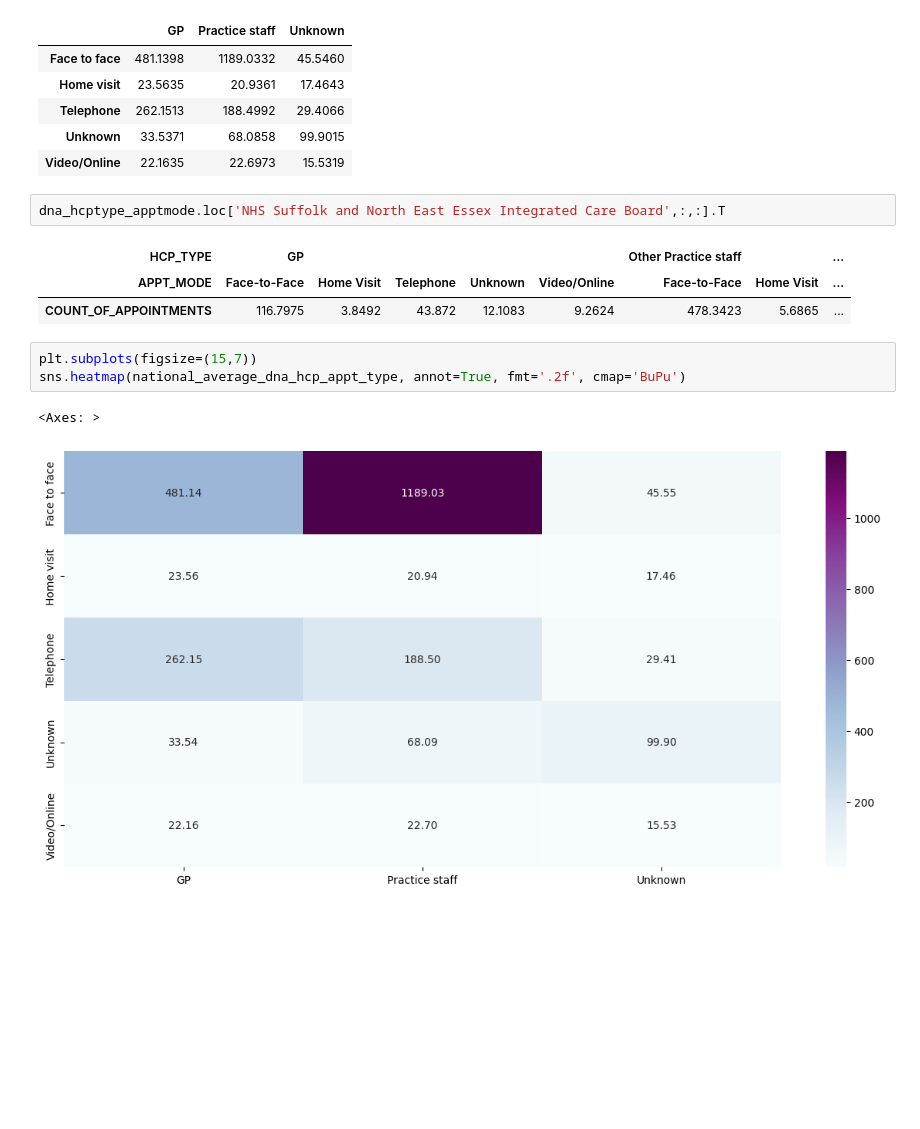
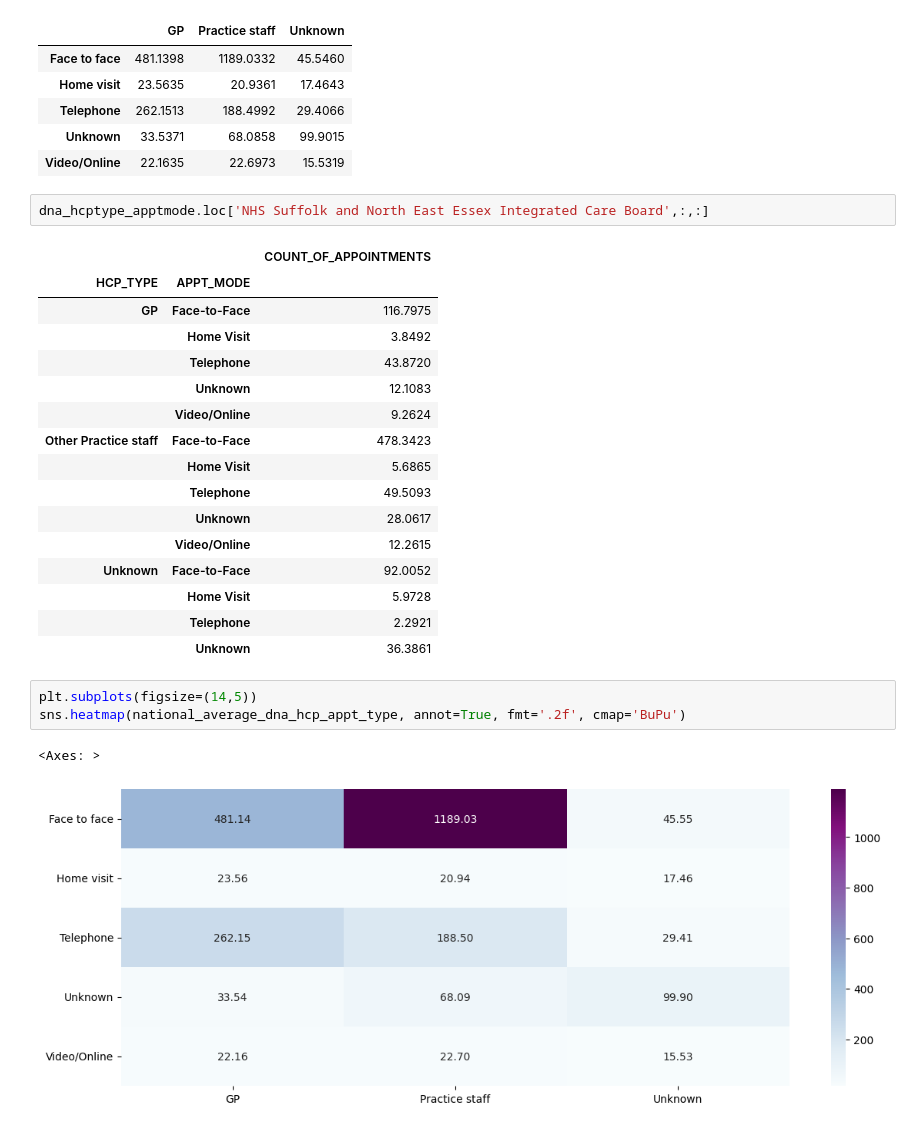
Before and after one commit to SNEE-ICS/PrimaryCareDemandAndCapacity, a Jupyter notebook: AppointmentsAttended.ipynb, the cells around one changed output. Cells and saved outputs as stored; diff of their text form; blank space fills up the shorter version.

```diff
--- a/AppointmentsAttended.ipynb
+++ b/AppointmentsAttended.ipynb
@@ -304,14 +284,27 @@ national_average_dna_hcp_appt_type
 | Unknown | 33.5371 | 68.0858 | 99.9015 |
 | Video/Online | 22.1635 | 22.6973 | 15.5319 |
 # %%
-dna_hcptype_apptmode.loc['NHS Suffolk and North East Essex Integrated Care Board',:,:].T
+dna_hcptype_apptmode.loc['NHS Suffolk and North East Essex Integrated Care Board',:,:]
 # %% [output]
-| HCP_TYPE | GP |  |  |  |  | Other Practice staff |  | ... |
-| APPT_MODE | Face-to-Face | Home Visit | Telephone | Unknown | Video/Online | Face-to-Face | Home Visit | ... |
-| COUNT_OF_APPOINTMENTS | 116.7975 | 3.8492 | 43.872 | 12.1083 | 9.2624 | 478.3423 | 5.6865 | ... |
+|  |  | COUNT_OF_APPOINTMENTS |
+| HCP_TYPE | APPT_MODE |  |
+| GP | Face-to-Face | 116.7975 |
+|  | Home Visit | 3.8492 |
+|  | Telephone | 43.8720 |
+|  | Unknown | 12.1083 |
+|  | Video/Online | 9.2624 |
+| Other Practice staff | Face-to-Face | 478.3423 |
+|  | Home Visit | 5.6865 |
+|  | Telephone | 49.5093 |
+|  | Unknown | 28.0617 |
+|  | Video/Online | 12.2615 |
+| Unknown | Face-to-Face | 92.0052 |
+|  | Home Visit | 5.9728 |
+|  | Telephone | 2.2921 |
+|  | Unknown | 36.3861 |
 # %%
-plt.subplots(figsize=(15,7))
+plt.subplots(figsize=(14,5))
 sns.heatmap(national_average_dna_hcp_appt_type, annot=True, fmt='.2f', cmap='BuPu')
 # %% [output]
 <Axes: >
-[figure, old version]
+[figure, new version]
```
Also changed, not shown: parts of 48 cells of this notebook.
